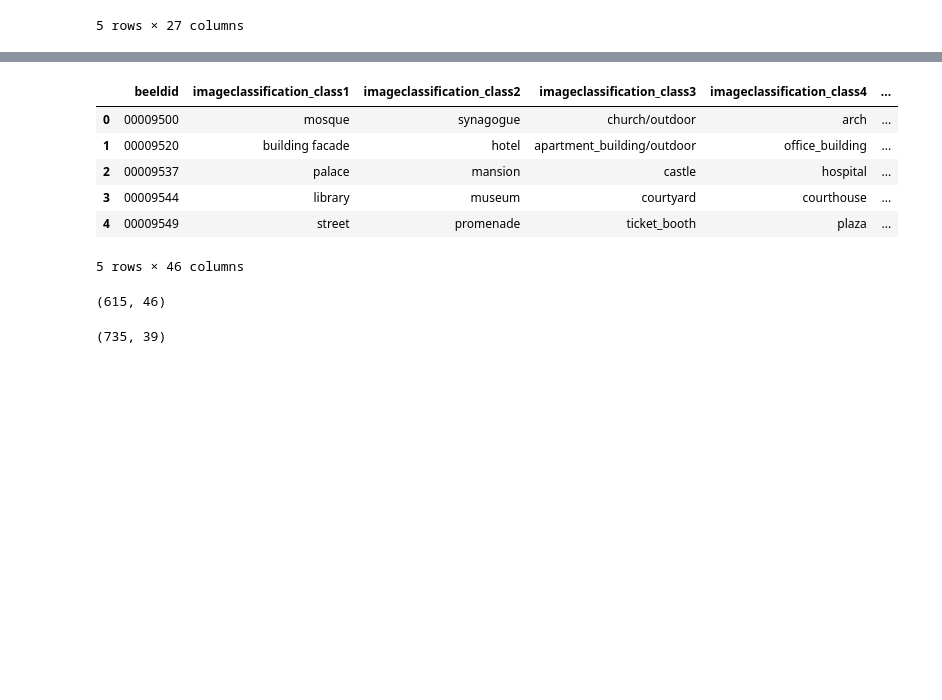
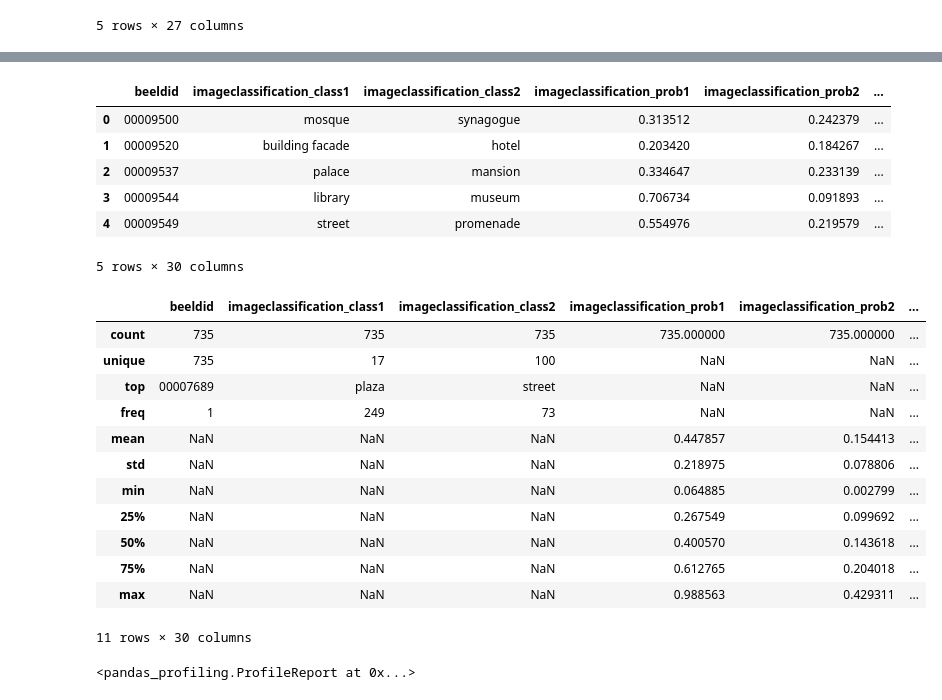
Before and after one commit to DalavanCloud/UGESCO, a Jupyter notebook: main_notebook.ipynb, the cells around one changed output, grey strips where cells are left out. Cells and saved outputs as stored; diff of their text form; code cells hidden in the pictures; blank space fills up the shorter version.

```diff
--- a/main_notebook.ipynb
+++ b/main_notebook.ipynb
@@ -116,22 +83,11 @@ data.head()
 phototeque = pd.read_csv("data/phototheque_pallas.csv.gz", compression="gzip", encoding="utf8", dtype={'beeldid': str})
 
 data = pd.merge(data, phototeque, how='left', on=['beeldid'], suffixes=['', '_x'])
-data.head()
 # %% [output]
-|  | beeldid | imageclassification_class1 | imageclassification_class2 | imageclassification_class3 | imageclassification_class4 | ... |
-| 0 | 00009500 | mosque | synagogue | church/outdoor | arch | ... |
-| 1 | 00009520 | building facade | hotel | apartment_building/outdoor | office_building | ... |
-| 2 | 00009537 | palace | mansion | castle | hospital | ... |
-| 3 | 00009544 | library | museum | courtyard | courthouse | ... |
-| 4 | 00009549 | street | promenade | ticket_booth | plaza | ... |
+|  | beeldid | imageclassification_class1 | imageclassification_class2 | imageclassification_prob1 | imageclassification_prob2 | ... |
+| 0 | 00009500 | mosque | synagogue | 0.313512 | 0.242379 | ... |
+| 1 | 00009520 | building facade | hotel | 0.203420 | 0.184267 | ... |
+| 2 | 00009537 | palace | mansion | 0.334647 | 0.233139 | ... |
+| 3 | 00009544 | library | museum | 0.706734 | 0.091893 | ... |
+| 4 | 00009549 | street | promenade | 0.554976 | 0.219579 | ... |
-5 rows × 46 columns
+5 rows × 30 columns
-# %%
-#filter rows with non null value in loc_name
-locs = data[data['loc_wikiname'].notnull()]
-locs.shape
-# %% [output]
-(615, 46)
-# %%
-data.shape
-# %% [output]
-(735, 39)
@@ -138,2 +102,25 @@ data.shape
+# %%
+# Some descriptive stats on columns
+data.describe(include="all")
+# %% [output]
+|  | beeldid | imageclassification_class1 | imageclassification_class2 | imageclassification_prob1 | imageclassification_prob2 | ... |
+| count | 735 | 735 | 735 | 735.000000 | 735.000000 | ... |
+| unique | 735 | 17 | 100 | NaN | NaN | ... |
+| top | 00007689 | plaza | street | NaN | NaN | ... |
+| freq | 1 | 249 | 73 | NaN | NaN | ... |
+| mean | NaN | NaN | NaN | 0.447857 | 0.154413 | ... |
+| std | NaN | NaN | NaN | 0.218975 | 0.078806 | ... |
+| min | NaN | NaN | NaN | 0.064885 | 0.002799 | ... |
+| 25% | NaN | NaN | NaN | 0.267549 | 0.099692 | ... |
+| 50% | NaN | NaN | NaN | 0.400570 | 0.143618 | ... |
+| 75% | NaN | NaN | NaN | 0.612765 | 0.204018 | ... |
+| max | NaN | NaN | NaN | 0.988563 | 0.429311 | ... |
+11 rows × 30 columns
+# %%
+# More data profiling
+import pandas_profiling
+pandas_profiling.ProfileReport(data)
+# %% [output]
+<pandas_profiling.ProfileReport at 0x...>
 # %%
 #data.to_csv("C:/Users/ettor/Desktop/ugesco_file_temp.csv", encoding="utf-8")
```
Also changed, not shown: parts of 10 cells of this notebook, 7 other files.
